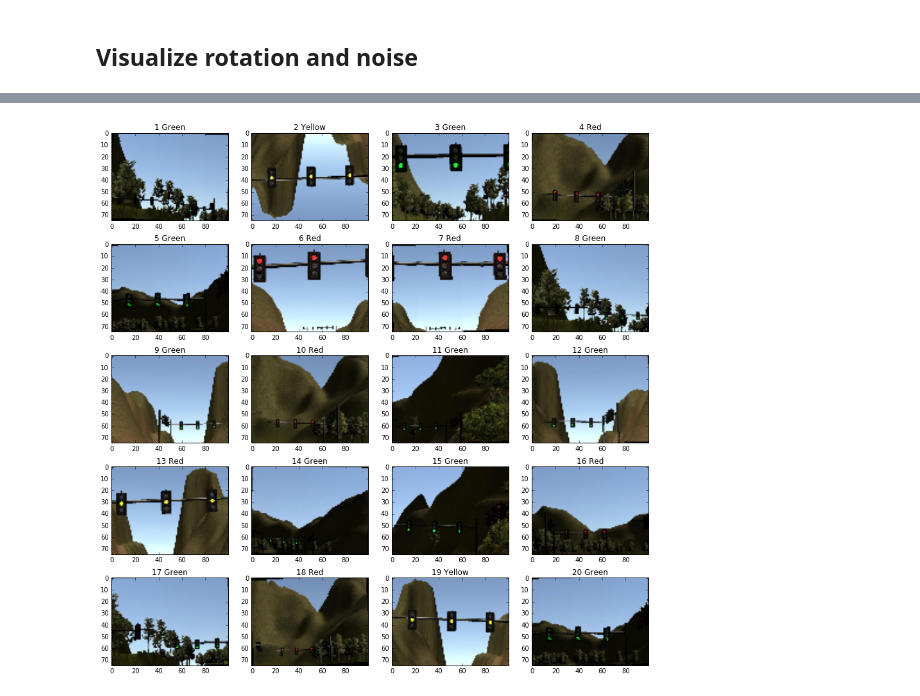
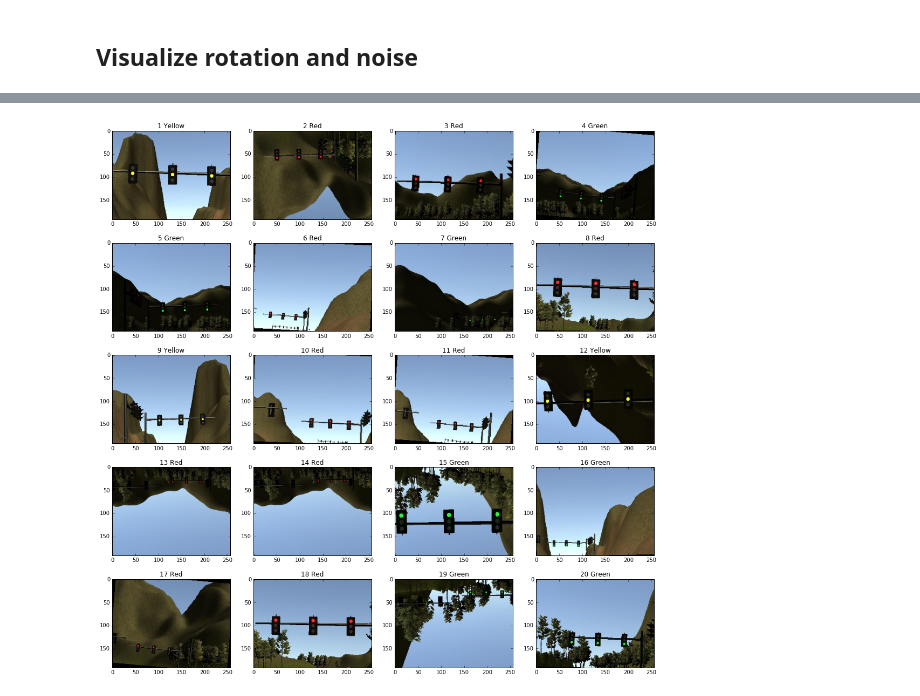
Before and after one commit to gcjyzdd/CarND-Capstone, a Jupyter notebook: prepareData.ipynb, the cells around one changed output, grey strips where cells are left out. Saved outputs shown, nothing was run; the diff lists cells and outputs as text; code cells hidden in the pictures.

```diff
--- a/prepareData.ipynb
+++ b/prepareData.ipynb
@@ -49,0 +82,34 @@ True
+# %%
+# load data from folders
+im_size = [Width, Height]
+
+def saveAugData(samples, savePath):
+    idx = 0
+    for sample in samples:
+        noise = np.random.randint(0, 3, size=(im_size[1], im_size[0], 3))
+        a =cv2.imread(datadir + '/'+sample)
+        a = a + noise
+        a[a<0]=0
+        a[a>255] = 255
+
+        #r = ndimage.rotate(a, np.random.randint(0,10)-5)
+        r = Image.fromarray(a.astype(np.uint8), 'RGB')
+        rot = r.rotate(np.random.randint(0,10)-5)
+        im_flip = cv2.flip(a, 1)
+        im_flip2 = cv2.flip(a, 0)
+
+        s = re.search(r'_\d\.jpg', sample)
+        t = s.group()
+        y = int(t[1:2])
+
+        dst = join(savePath, 'aug'+str(idx)+sample)
+        cv2.imwrite(dst, a)
+        idx += 1
+        dst = join(savePath, 'aug'+str(idx)+sample)
+        cv2.imwrite(dst, np.asarray(rot))
+        idx += 1
+        dst = join(savePath, 'aug'+str(idx)+sample)
+        cv2.imwrite(dst, im_flip)
+        idx += 1
+        dst = join(savePath, 'aug'+str(idx)+sample)
+        cv2.imwrite(dst, im_flip2)
@@ -53,10 +122,12 @@ def loadData(samples):
     X_train = []
     Y_train = []
 
+    im_size = [width, height]
+    #im_size = [64, 48]
     for sample in samples:
-        noise = np.random.randint(0, 3, size=(75, 100, 3))
+        noise = np.random.randint(0, 3, size=(im_size[1], im_size[0], 3))
         a =cv2.imread(datadir + '/'+sample)
-        a = cv2.resize(a,(100,75)) + noise
+        a = cv2.resize(a, (im_size[0],im_size[1])) + noise
         a[a<0]=0
         a[a>255] = 255
 
@@ -127,16 +198,18 @@ True
 # %%
 
-plt.figure(1, figsize=(15,15))
+plt.figure(1, figsize=(18,18))
 
 lightC = ["Red","Yellow","Green"]
 for test in range(20):
     idx = np.random.randint(0,X_train.shape[0])
     im = np.squeeze(X_train[idx,:,:,:])
 
     plt.subplot(5,4, test+1)
     plt.title(str(test+1)+' '+lightC[Y_train[idx]])
     plt.imshow(cv2.cvtColor(im.astype(np.uint8), cv2.COLOR_BGR2RGB))
 
     #print(str(test)+'  '+str(idx) + '\t' + str(idx/4)+'\t'+ str(Y_train[idx])+' '+lightC[Y_train[idx]])
+
+plt.savefig('fig5x4.png')
 # %% [output]
-[figure, old version]
+[figure, new version]
```
Also changed, not shown: parts of 8 cells of this notebook, 1 other file.
